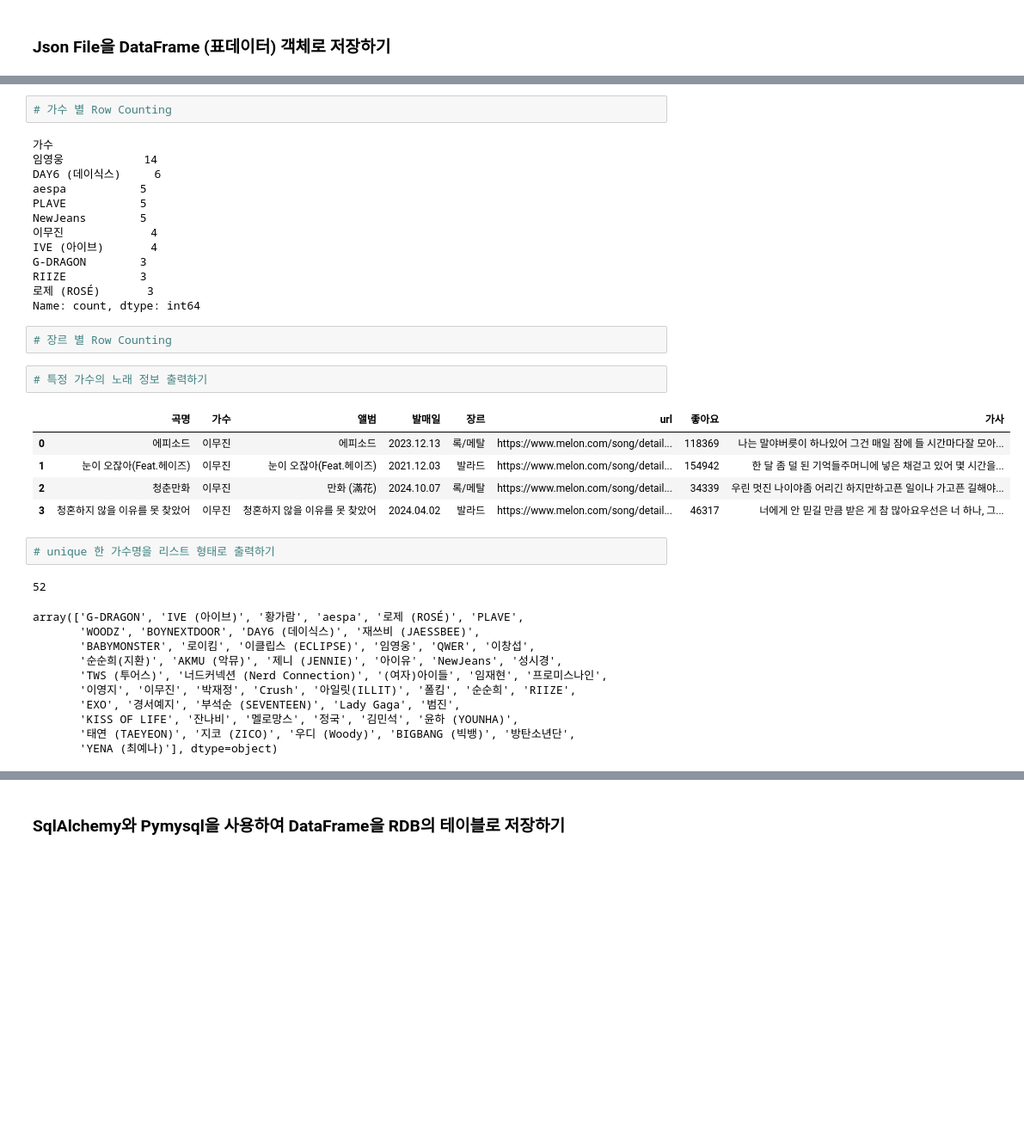
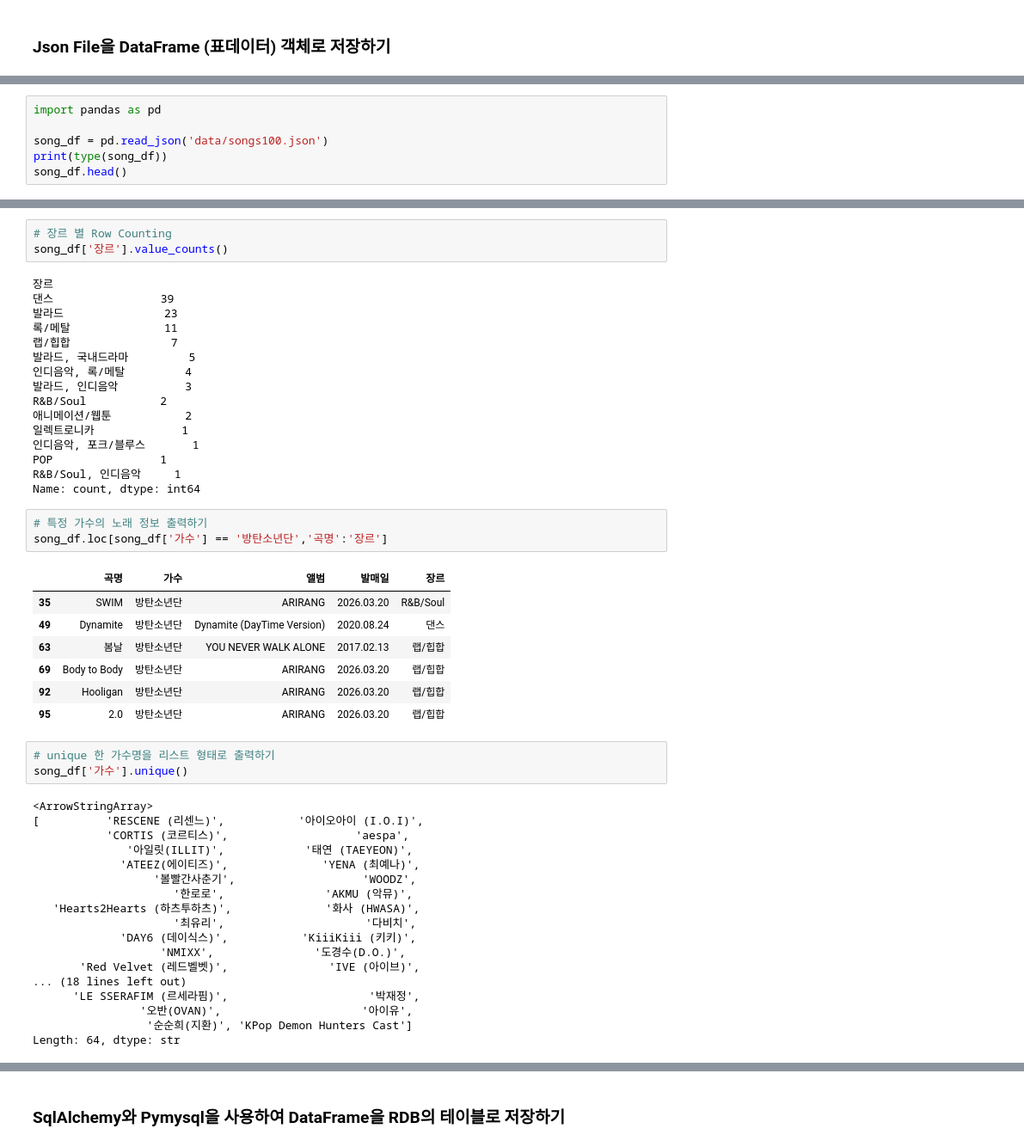
Before and after one commit to 9595king/Python, a Jupyter notebook: 04.Melon100차트_데이터파싱_DB저장.ipynb, the cells around one changed output, grey strips where cells are left out. Shown at 86% size. Drawn from its saved outputs; the diff is of its cells as text; blank space fills up the shorter version.

```diff
--- a/04.Melon100차트_데이터파싱_DB저장.ipynb
+++ b/04.Melon100차트_데이터파싱_DB저장.ipynb
@@ -176,0 +211,6 @@ with open('data/songs100.json','w',encoding='utf-8') as file:
+# %%
+import pandas as pd
+
+song_df = pd.read_json('data/songs100.json')
+print(type(song_df))
+song_df.head()
@@ -177,41 +243,53 @@ with open('data/songs100.json','w',encoding='utf-8') as file:
 # %%
-# 가수 별 Row Counting
+# 장르 별 Row Counting
+song_df['장르'].value_counts()
 # %% [output]
-가수
-임영웅            14
-DAY6 (데이식스)     6
-aespa           5
-PLAVE           5
-NewJeans        5
-이무진             4
-IVE (아이브)       4
-G-DRAGON        3
-RIIZE           3
-로제 (ROSÉ)       3
+장르
+댄스                39
+발라드               23
+록/메탈              11
+랩/힙합               7
+발라드, 국내드라마         5
+인디음악, 록/메탈         4
+발라드, 인디음악          3
+R&B/Soul           2
+애니메이션/웹툰           2
+일렉트로니카             1
+인디음악, 포크/블루스       1
+POP                1
+R&B/Soul, 인디음악     1
 Name: count, dtype: int64
-# %%
-# 장르 별 Row Counting
 # %%
 # 특정 가수의 노래 정보 출력하기
+song_df.loc[song_df['가수'] == '방탄소년단','곡명':'장르']
 # %% [output]
-|  | 곡명 | 가수 | 앨범 | 발매일 | 장르 | url | 좋아요 | 가사 |
-| 0 | 에피소드 | 이무진 | 에피소드 | 2023.12.13 | 록/메탈 | https://www.melon.com/song/detail... | 118369 | 나는 말야버릇이 하나있어 그건 매일 잠에 들 시간마다잘 모아... |
-| 1 | 눈이 오잖아(Feat.헤이즈) | 이무진 | 눈이 오잖아(Feat.헤이즈) | 2021.12.03 | 발라드 | https://www.melon.com/song/detail... | 154942 | 한 달 좀 덜 된 기억들주머니에 넣은 채걷고 있어 몇 시간을... |
-| 2 | 청춘만화 | 이무진 | 만화 (滿花) | 2024.10.07 | 록/메탈 | https://www.melon.com/song/detail... | 34339 | 우린 멋진 나이야좀 어리긴 하지만하고픈 일이나 가고픈 길해야... |
-| 3 | 청혼하지 않을 이유를 못 찾았어 | 이무진 | 청혼하지 않을 이유를 못 찾았어 | 2024.04.02 | 발라드 | https://www.melon.com/song/detail... | 46317 | 너에게 안 믿길 만큼 받은 게 참 많아요우선은 너 하나, 그... |
+|  | 곡명 | 가수 | 앨범 | 발매일 | 장르 |
+| 35 | SWIM | 방탄소년단 | ARIRANG | 2026.03.20 | R&B/Soul |
+| 49 | Dynamite | 방탄소년단 | Dynamite (DayTime Version) | 2020.08.24 | 댄스 |
+| 63 | 봄날 | 방탄소년단 | YOU NEVER WALK ALONE | 2017.02.13 | 랩/힙합 |
+| 69 | Body to Body | 방탄소년단 | ARIRANG | 2026.03.20 | 랩/힙합 |
+| 92 | Hooligan | 방탄소년단 | ARIRANG | 2026.03.20 | 랩/힙합 |
+| 95 | 2.0 | 방탄소년단 | ARIRANG | 2026.03.20 | 랩/힙합 |
 # %%
 # unique 한 가수명을 리스트 형태로 출력하기
+song_df['가수'].unique()
 # %% [output]
-52
+<ArrowStringArray>
+[          'RESCENE (리센느)',           '아이오아이 (I.O.I)',
+           'CORTIS (코르티스)',                   'aespa',
+              '아일릿(ILLIT)',            '태연 (TAEYEON)',
+             'ATEEZ(에이티즈)',              'YENA (최예나)',
+                  '볼빨간사춘기',                   'WOODZ',
+                     '한로로',               'AKMU (악뮤)',
+   'Hearts2Hearts (하츠투하츠)',              '화사 (HWASA)',
+                     '최유리',                     '다비치',
+             'DAY6 (데이식스)',           'KiiiKiii (키키)',
+                   'NMIXX',               '도경수(D.O.)',
+       'Red Velvet (레드벨벳)',               'IVE (아이브)',
+... (18 lines left out)
+      'LE SSERAFIM (르세라핌)',                     '박재정',
+                '오반(OVAN)',                     '아이유',
+                 '순순희(지환)', 'KPop Demon Hunters Cast']
+Length: 64, dtype: str
-array(['G-DRAGON', 'IVE (아이브)', '황가람', 'aespa', '로제 (ROSÉ)', 'PLAVE',
-       'WOODZ', 'BOYNEXTDOOR', 'DAY6 (데이식스)', '재쓰비 (JAESSBEE)',
-       'BABYMONSTER', '로이킴', '이클립스 (ECLIPSE)', '임영웅', 'QWER', '이창섭',
-       '순순희(지환)', 'AKMU (악뮤)', '제니 (JENNIE)', '아이유', 'NewJeans', '성시경',
-       'TWS (투어스)', '너드커넥션 (Nerd Connection)', '(여자)아이들', '임재현', '프로미스나인',
-       '이영지', '이무진', '박재정', 'Crush', '아일릿(ILLIT)', '폴킴', '순순희', 'RIIZE',
-       'EXO', '경서예지', '부석순 (SEVENTEEN)', 'Lady Gaga', '범진',
-       'KISS OF LIFE', '잔나비', '멜로망스', '정국', '김민석', '윤하 (YOUNHA)',
-       '태연 (TAEYEON)', '지코 (ZICO)', '우디 (Woody)', 'BIGBANG (빅뱅)', '방탄소년단',
-       'YENA (최예나)'], dtype=object)
 # %%
 #앨범이 OST 인 노래는?
```
Also changed, not shown: parts of 12 cells of this notebook, 1 other file.
